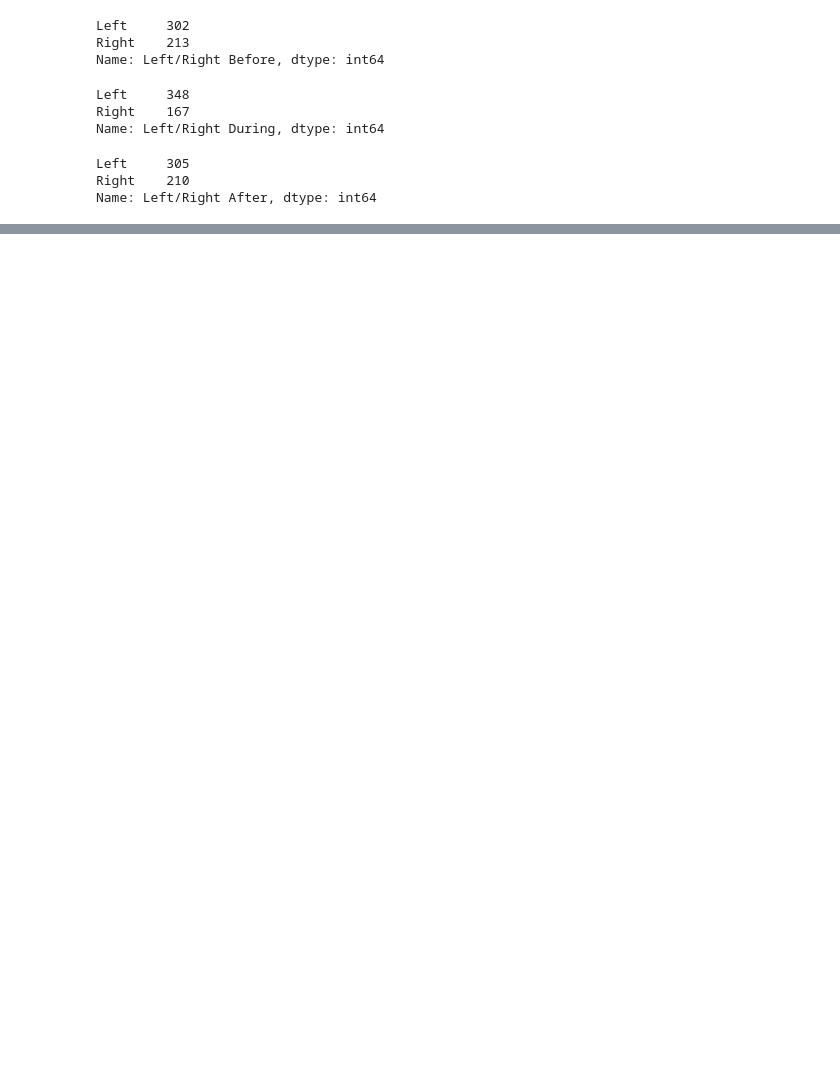
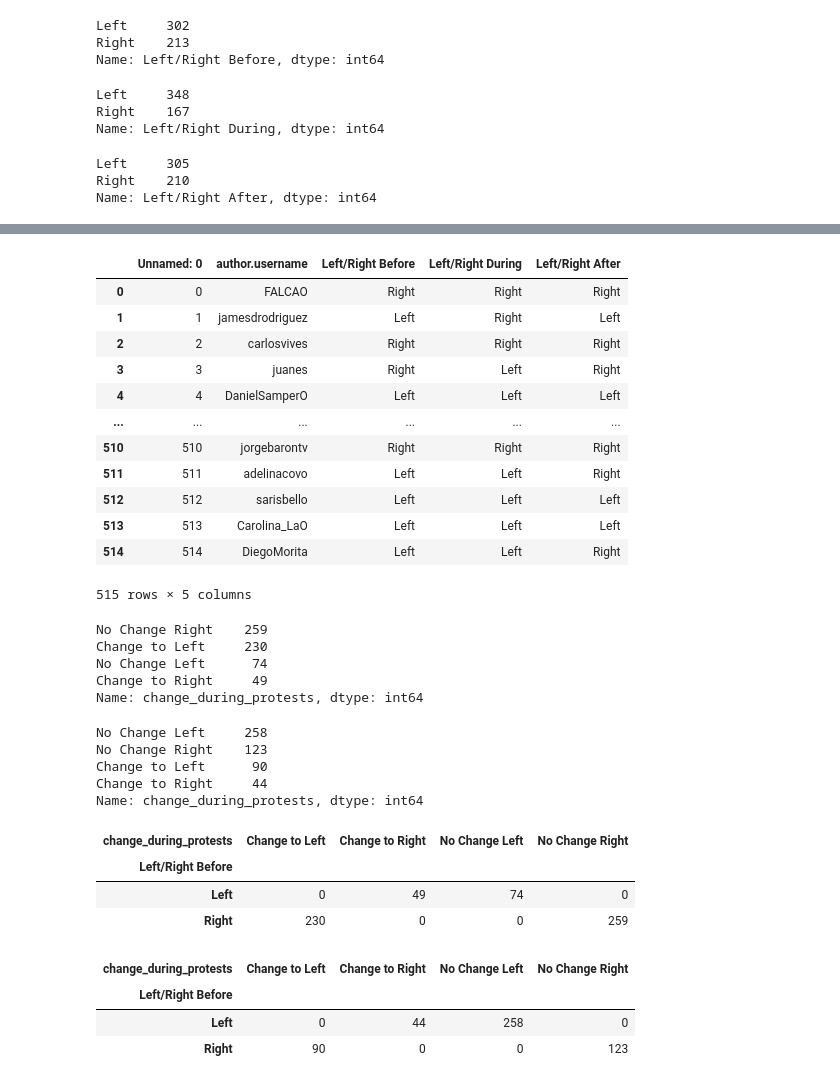
Before and after one commit to simncg/FinalProjectTextMining, a Jupyter notebook: Codes/Supervised Learning Models.ipynb, the cells around one changed output, grey strips where cells are left out. Drawn from its saved outputs; the diff is of its cells as text; code cells hidden in the pictures; blank space fills up the shorter version.

```diff
--- a/Codes/Supervised Learning Models.ipynb
+++ b/Codes/Supervised Learning Models.ipynb
@@ -758,0 +779,16 @@ class_celebrities.to_csv("Predictions Celebrities Colombia.csv")
+# %%
+cel_colomb
+# %% [output]
+|  | Unnamed: 0 | author.username | Left/Right Before | Left/Right During | Left/Right After |
+| 0 | 0 | FALCAO | Right | Right | Right |
+| 1 | 1 | jamesdrodriguez | Left | Right | Left |
+| 2 | 2 | carlosvives | Right | Right | Right |
+| 3 | 3 | juanes | Right | Left | Right |
+| 4 | 4 | DanielSamperO | Left | Left | Left |
+| ... | ... | ... | ... | ... | ... |
+| 510 | 510 | jorgebarontv | Right | Right | Right |
+| 511 | 511 | adelinacovo | Left | Left | Right |
+| 512 | 512 | sarisbello | Left | Left | Left |
+| 513 | 513 | Carolina_LaO | Left | Left | Left |
+| 514 | 514 | DiegoMorita | Left | Left | Right |
+515 rows × 5 columns
@@ -758,0 +811,23 @@ class_celebrities.to_csv("Predictions Celebrities Colombia.csv")
+# %%
+cel_chile['change_during_protests'].value_counts()
+# %% [output]
+No Change Right    259
+Change to Left     230
+No Change Left      74
+Change to Right     49
+Name: change_during_protests, dtype: int64
+# %%
+cel_colomb['change_during_protests'].value_counts()
+# %% [output]
+No Change Left     258
+No Change Right    123
+Change to Left      90
+Change to Right     44
+Name: change_during_protests, dtype: int64
+# %%
+pd.crosstab(cel_chile['Left/Right Before'], cel_chile['change_during_protests'])
+# %% [output]
+| change_during_protests | Change to Left | Change to Right | No Change Left | No Change Right |
+| Left/Right Before |  |  |  |  |
+| Left | 0 | 49 | 74 | 0 |
+| Right | 230 | 0 | 0 | 259 |
@@ -758,0 +836,7 @@ class_celebrities.to_csv("Predictions Celebrities Colombia.csv")
+# %%
+pd.crosstab(cel_colomb['Left/Right Before'], cel_colomb['change_during_protests'])
+# %% [output]
+| change_during_protests | Change to Left | Change to Right | No Change Left | No Change Right |
+| Left/Right Before |  |  |  |  |
+| Left | 0 | 44 | 258 | 0 |
+| Right | 90 | 0 | 0 | 123 |
```
Also changed, not shown: parts of 17 cells of this notebook.
